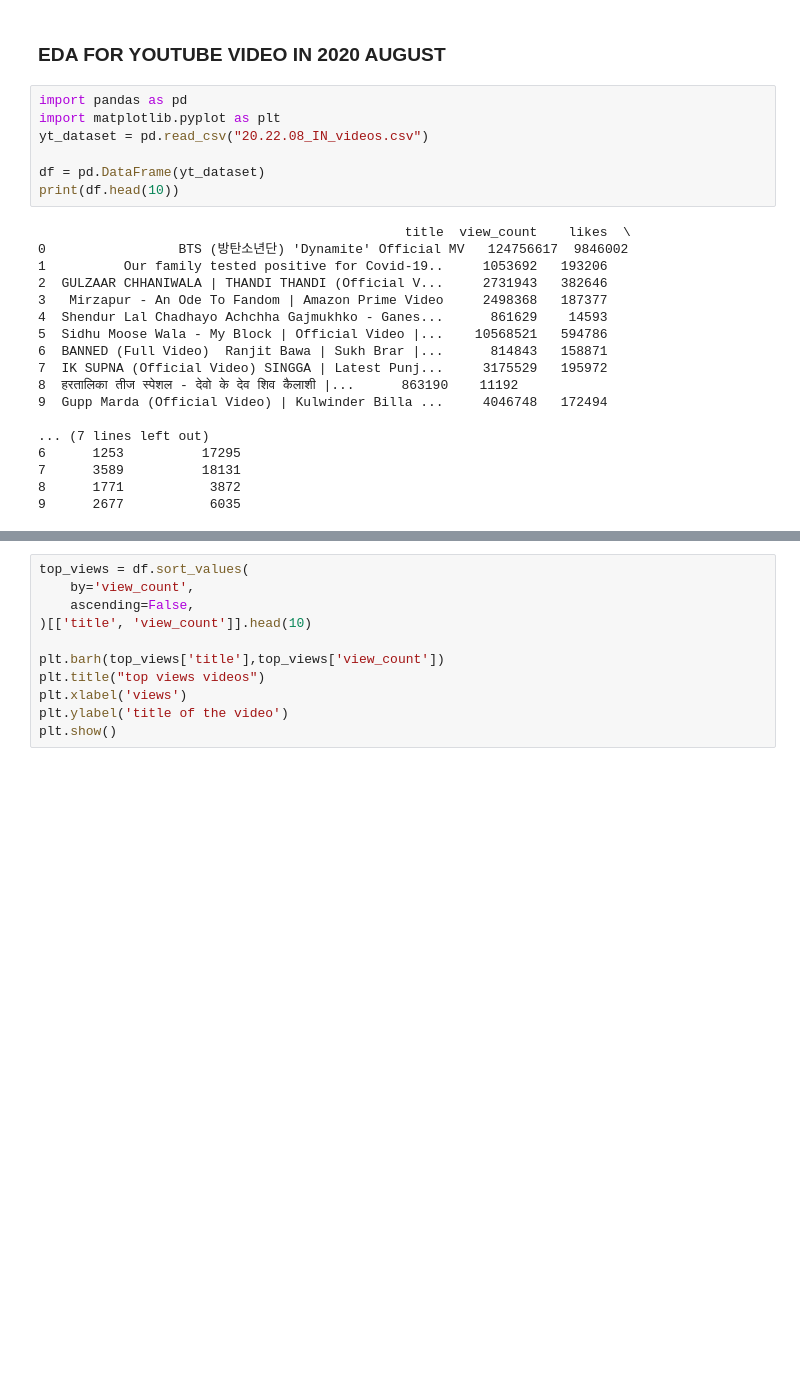
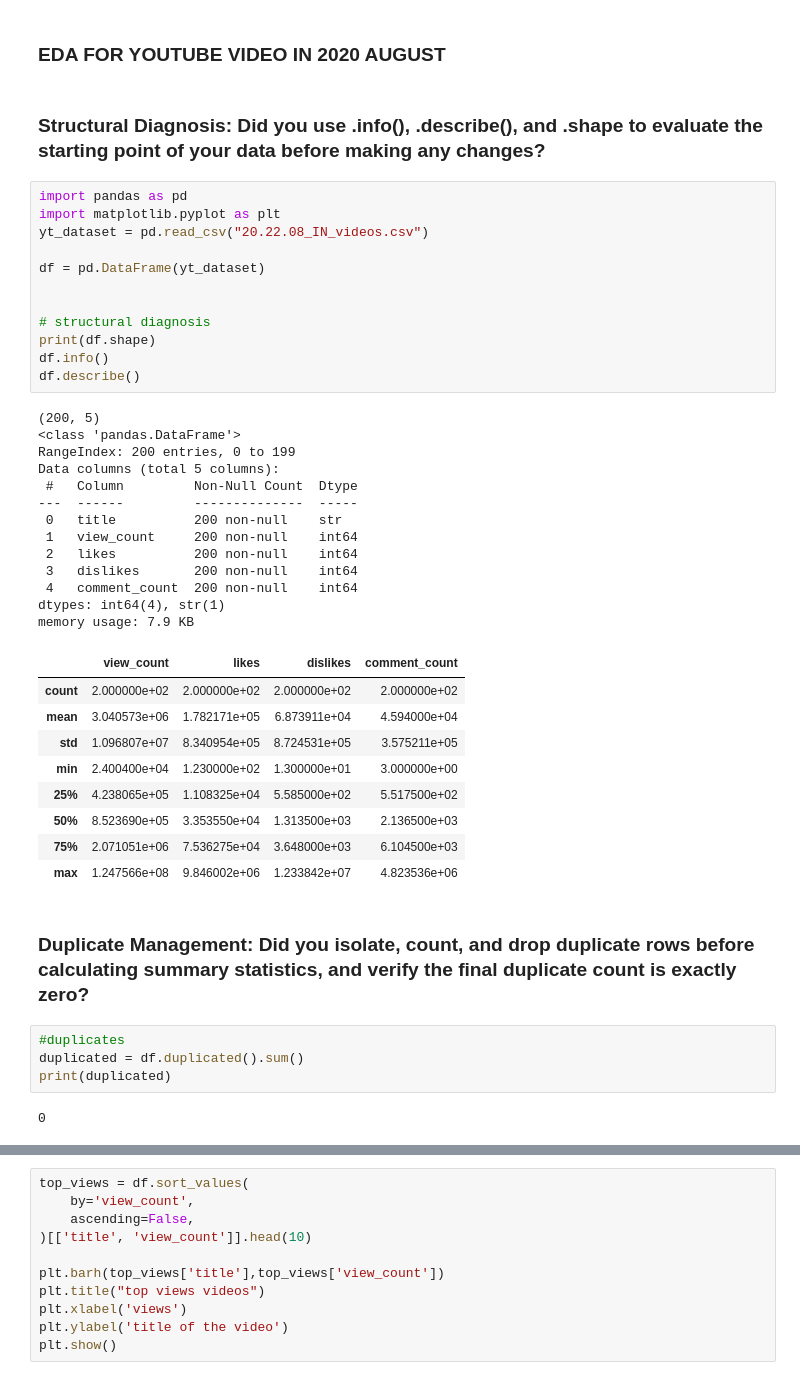
Before and after one commit to sk19082022/machine_learning_online_class, a Jupyter notebook: day_10/eda_report.ipynb, the cells around one changed output, grey strips where cells are left out. Saved outputs shown, nothing was run; the diff lists cells and outputs as text; blank space fills up the shorter version.

```diff
--- a/day_10/eda_report.ipynb
+++ b/day_10/eda_report.ipynb
@@ -1,27 +1,47 @@
 # %% [markdown]
 ### EDA FOR YOUTUBE VIDEO IN 2020 AUGUST
+# %% [markdown]
+### Structural Diagnosis: Did you use .info(), .describe(), and .shape to evaluate the starting point of your data before making any changes?
 # %%
 import pandas as pd
 import matplotlib.pyplot as plt
 yt_dataset = pd.read_csv("20.22.08_IN_videos.csv")
 
 df = pd.DataFrame(yt_dataset)
-print(df.head(10))
+
+
+# structural diagnosis
+print(df.shape)
+df.info()
+df.describe()
 # %% [output]
-                                               title  view_count    likes  \
-0                 BTS (방탄소년단) 'Dynamite' Official MV   124756617  9846002
-1          Our family tested positive for Covid-19..     1053692   193206
-2  GULZAAR CHHANIWALA | THANDI THANDI (Official V...     2731943   382646
-3   Mirzapur - An Ode To Fandom | Amazon Prime Video     2498368   187377
-4  Shendur Lal Chadhayo Achchha Gajmukhko - Ganes...      861629    14593
-5  Sidhu Moose Wala - My Block | Official Video |...    10568521   594786
-6  BANNED (Full Video)  Ranjit Bawa | Sukh Brar |...      814843   158871
-7  IK SUPNA (Official Video) SINGGA | Latest Punj...     3175529   195972
-8  हरतालिका तीज स्पेशल - देवो के देव शिव कैलाशी |...      863190    11192
-9  Gupp Marda (Official Video) | Kulwinder Billa ...     4046748   172494
-
-... (7 lines left out)
-6      1253          17295
-7      3589          18131
-8      1771           3872
-9      2677           6035
+(200, 5)
+<class 'pandas.DataFrame'>
+RangeIndex: 200 entries, 0 to 199
+Data columns (total 5 columns):
+ #   Column         Non-Null Count  Dtype
+---  ------         --------------  -----
+ 0   title          200 non-null    str
+ 1   view_count     200 non-null    int64
+ 2   likes          200 non-null    int64
+ 3   dislikes       200 non-null    int64
+ 4   comment_count  200 non-null    int64
+dtypes: int64(4), str(1)
+memory usage: 7.9 KB
+|  | view_count | likes | dislikes | comment_count |
+| count | 2.000000e+02 | 2.000000e+02 | 2.000000e+02 | 2.000000e+02 |
+| mean | 3.040573e+06 | 1.782171e+05 | 6.873911e+04 | 4.594000e+04 |
+| std | 1.096807e+07 | 8.340954e+05 | 8.724531e+05 | 3.575211e+05 |
+| min | 2.400400e+04 | 1.230000e+02 | 1.300000e+01 | 3.000000e+00 |
+| 25% | 4.238065e+05 | 1.108325e+04 | 5.585000e+02 | 5.517500e+02 |
+| 50% | 8.523690e+05 | 3.353550e+04 | 1.313500e+03 | 2.136500e+03 |
+| 75% | 2.071051e+06 | 7.536275e+04 | 3.648000e+03 | 6.104500e+03 |
+| max | 1.247566e+08 | 9.846002e+06 | 1.233842e+07 | 4.823536e+06 |
+# %% [markdown]
+### Duplicate Management: Did you isolate, count, and drop duplicate rows before calculating summary statistics, and verify the final duplicate count is exactly zero?
+# %%
+#duplicates
+duplicated = df.duplicated().sum()
+print(duplicated)
+# %% [output]
+0
```
Also changed, not shown: parts of 12 cells of this notebook.
